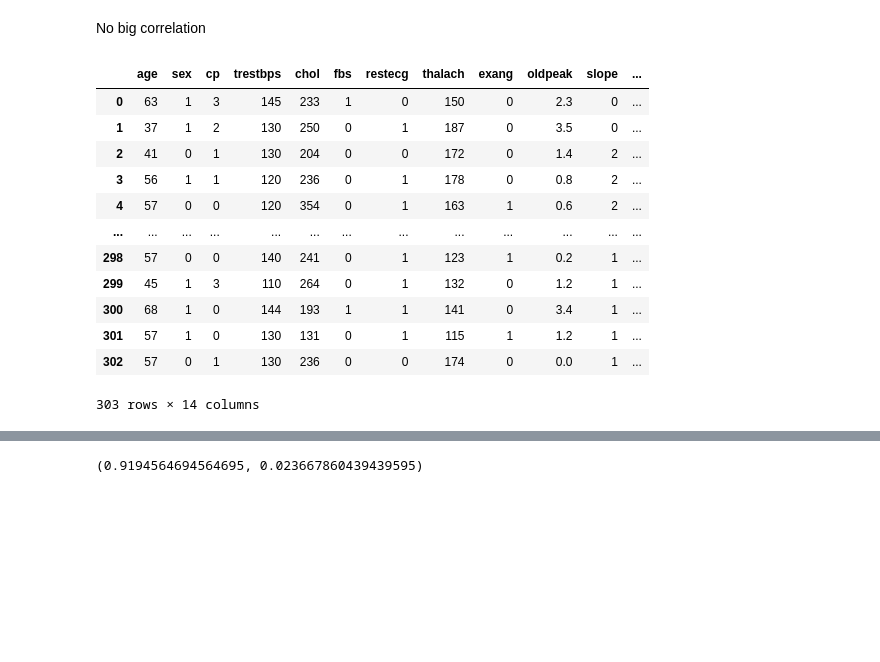
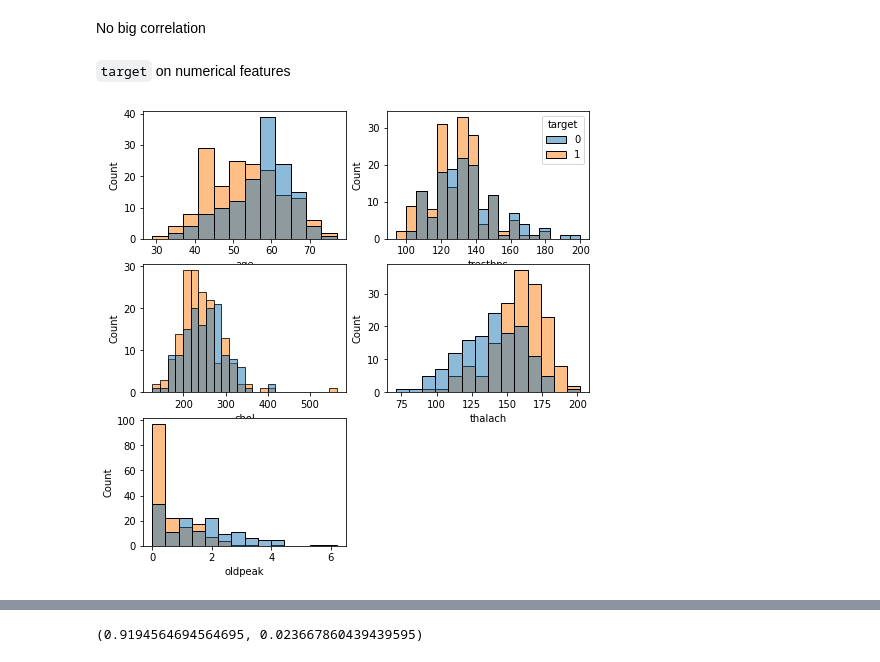
Before and after one commit to made-ml-in-prod-2021/kpotoh, a Jupyter notebook: ml_project/notebooks/EDA.ipynb, the cells around one changed output, grey strips where cells are left out. Cells and saved outputs as stored; diff of their text form; code cells hidden in the pictures; blank space fills up the shorter version.

```diff
--- a/ml_project/notebooks/EDA.ipynb
+++ b/ml_project/notebooks/EDA.ipynb
@@ -73,19 +82,12 @@ sns.heatmap(df[num_features].corr(), annot=True)
 [figure]
 # %% [markdown]
 No big correlation
-# %%
-df
-# %% [output]
-|  | age | sex | cp | trestbps | chol | fbs | restecg | thalach | exang | oldpeak | slope | ... |
-| 0 | 63 | 1 | 3 | 145 | 233 | 1 | 0 | 150 | 0 | 2.3 | 0 | ... |
-| 1 | 37 | 1 | 2 | 130 | 250 | 0 | 1 | 187 | 0 | 3.5 | 0 | ... |
-| 2 | 41 | 0 | 1 | 130 | 204 | 0 | 0 | 172 | 0 | 1.4 | 2 | ... |
-| 3 | 56 | 1 | 1 | 120 | 236 | 0 | 1 | 178 | 0 | 0.8 | 2 | ... |
-| 4 | 57 | 0 | 0 | 120 | 354 | 0 | 1 | 163 | 1 | 0.6 | 2 | ... |
-| ... | ... | ... | ... | ... | ... | ... | ... | ... | ... | ... | ... | ... |
-| 298 | 57 | 0 | 0 | 140 | 241 | 0 | 1 | 123 | 1 | 0.2 | 1 | ... |
-| 299 | 45 | 1 | 3 | 110 | 264 | 0 | 1 | 132 | 0 | 1.2 | 1 | ... |
-| 300 | 68 | 1 | 0 | 144 | 193 | 1 | 1 | 141 | 0 | 3.4 | 1 | ... |
-| 301 | 57 | 1 | 0 | 130 | 131 | 0 | 1 | 115 | 1 | 1.2 | 1 | ... |
-| 302 | 57 | 0 | 1 | 130 | 236 | 0 | 0 | 174 | 0 | 0.0 | 1 | ... |
-303 rows × 14 columns
+# %% [markdown]
+`target` on numerical features
+# %%
+plt.figure(figsize=(8, 8))
+for i, fea in enumerate(num_features, 1):
+    plt.subplot(3, 2, i)
+    sns.histplot(df, x=fea, hue=target, legend=(i == 2))
+# %% [output]
+[figure, added]
```
Also changed, not shown: parts of 7 cells of this notebook, 11 other files.
